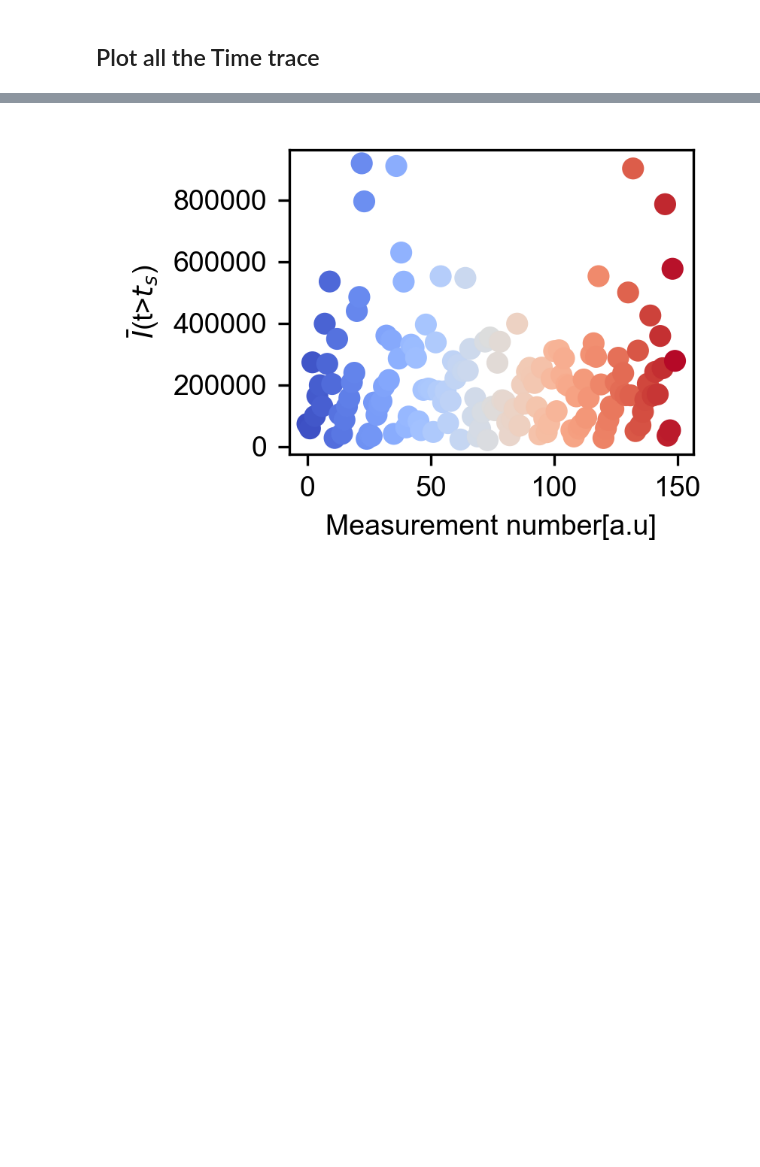
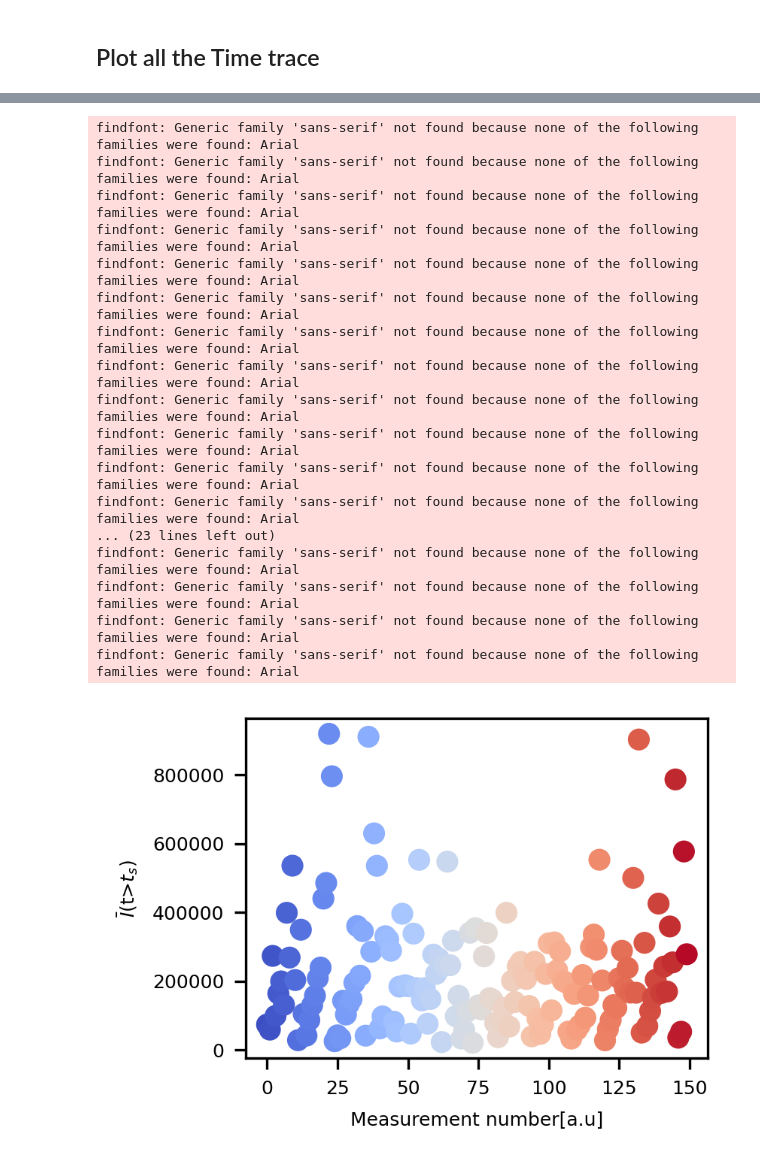
Before and after one commit to abouter/FOCUS-library, a Jupyter notebook: scripts/PlotScrappedDataV2.ipynb, the cells around one changed output, grey strips where cells are left out. Cells and saved outputs as stored; diff of their text form; code cells hidden in the pictures; blank space fills up the shorter version.

```diff
--- a/scripts/PlotScrappedDataV2.ipynb
+++ b/scripts/PlotScrappedDataV2.ipynb
@@ -205,23 +204,40 @@ plt.savefig('PositionDependance.png')
 # %%
-ML_Obs=pd.DataFrame({'Int stability':np.zeros(Nb_pts)},index=range(Nb_pts))
+ML_Obs=pd.DataFrame({'Int stability':np.zeros(Nb_pts),'Int integrated':np.zeros(Nb_pts)},index=range(Nb_pts))
 
 for i in range(Nb_pts):
     temp_df=TimeTraceU.iloc[:,i].dropna()
+    integrated_int=temp_df.sum()
     ts=np.argmin(np.abs(temp_df.index-t_global[i]))
 
-    ML_Obs.loc[i]=temp_df.iloc[ts:].mean(axis=0)
+    ML_Obs.loc[i]=[temp_df.iloc[ts:].mean(axis=0),integrated_int]
 
-mat.rcParams.update({'font.size': 9, 'font.family': 'sans-serif', 'font.sans-serif': ['Arial'],
-                         'xtick.labelsize': 9, 'ytick.labelsize': 9,
+mat.rcParams.update({'font.size': 6,
+                         'xtick.labelsize': 6, 'ytick.labelsize': 6,
                            'figure.dpi': 300, 'savefig.dpi': 300,
                              'figure.figsize': (7/2.5,5/2.5)})
-
-
-fig1,ax=plt.subplots(1,1)
-ax.scatter(ML_Obs.index,ML_Obs,color=colors)
-ax.set_ylabel('$\\bar{I}$(t>$t_s$)')
-ax.set_xlabel('Measurement number[a.u]')
-plt.tight_layout()
-plt.savefig('StabilityRegion.png')
-# %% [output]
-[figure, removed]
+# %%
+fig1,ax=plt.subplots(1,1)
+ax.scatter(ML_Obs.index,ML_Obs['Int stability'],color=colors)
+ax.set_ylabel('$\\bar{I}$(t>$t_s$)')
+ax.set_xlabel('Measurement number[a.u]')
+plt.tight_layout()
+plt.savefig('StabilityRegion.png')
+# %% [output]
+findfont: Generic family 'sans-serif' not found because none of the following families were found: Arial
+findfont: Generic family 'sans-serif' not found because none of the following families were found: Arial
+findfont: Generic family 'sans-serif' not found because none of the following families were found: Arial
+findfont: Generic family 'sans-serif' not found because none of the following families were found: Arial
+findfont: Generic family 'sans-serif' not found because none of the following families were found: Arial
+findfont: Generic family 'sans-serif' not found because none of the following families were found: Arial
+findfont: Generic family 'sans-serif' not found because none of the following families were found: Arial
+findfont: Generic family 'sans-serif' not found because none of the following families were found: Arial
+findfont: Generic family 'sans-serif' not found because none of the following families were found: Arial
+findfont: Generic family 'sans-serif' not found because none of the following families were found: Arial
+findfont: Generic family 'sans-serif' not found because none of the following families were found: Arial
+findfont: Generic family 'sans-serif' not found because none of the following families were found: Arial
+... (23 lines left out)
+findfont: Generic family 'sans-serif' not found because none of the following families were found: Arial
+findfont: Generic family 'sans-serif' not found because none of the following families were found: Arial
+findfont: Generic family 'sans-serif' not found because none of the following families were found: Arial
+findfont: Generic family 'sans-serif' not found because none of the following families were found: Arial
+[figure, added]
```
Also changed, not shown: parts of 9 cells of this notebook.
